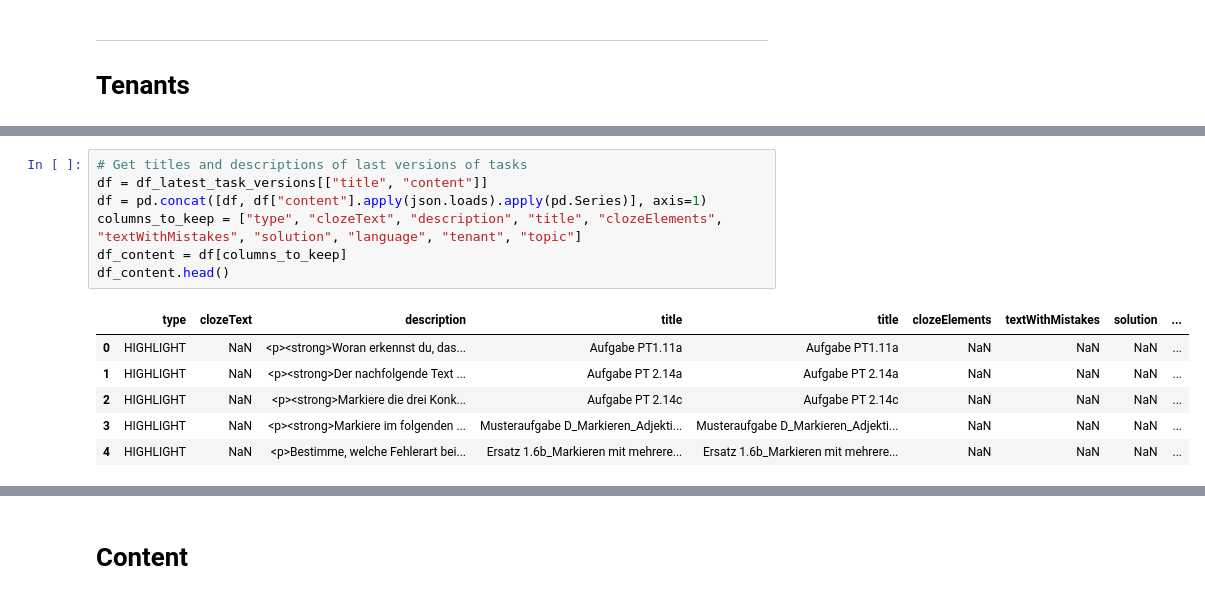
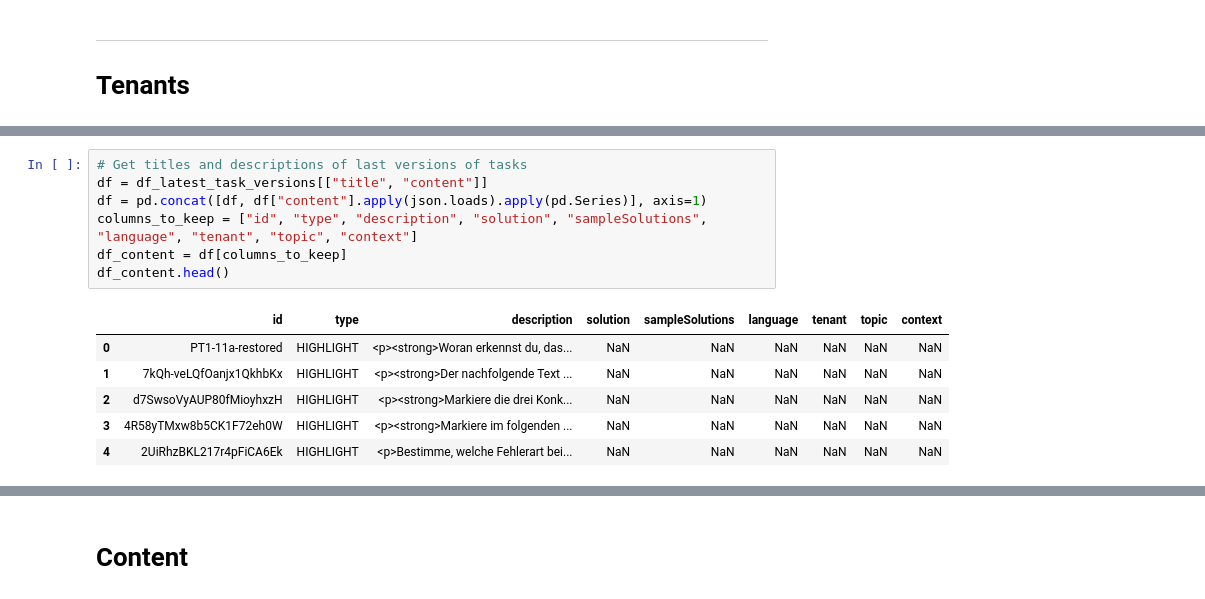
Before and after one commit to ghalifaten/master_thesis, a Jupyter notebook: 0_EDA.ipynb, the cells around one changed output, grey strips where cells are left out. Cells and saved outputs as stored; diff of their text form.

```diff
--- a/0_EDA.ipynb
+++ b/0_EDA.ipynb
@@ -201,14 +188,14 @@ df_latest_task_versions.head()
 # %%
 # Get titles and descriptions of last versions of tasks
 df = df_latest_task_versions[["title", "content"]]
 df = pd.concat([df, df["content"].apply(json.loads).apply(pd.Series)], axis=1)
-columns_to_keep = ["type", "clozeText", "description", "title", "clozeElements", "textWithMistakes", "solution", "language", "tenant", "topic"]
+columns_to_keep = ["id", "type", "description", "solution", "sampleSolutions", "language", "tenant", "topic", "context"]
 df_content = df[columns_to_keep]
 df_content.head()
 # %% [output]
-|  | type | clozeText | description | title | title | clozeElements | textWithMistakes | solution | ... |
-| 0 | HIGHLIGHT | NaN | <p><strong>Woran erkennst du, das... | Aufgabe PT1.11a | Aufgabe PT1.11a | NaN | NaN | NaN | ... |
-| 1 | HIGHLIGHT | NaN | <p><strong>Der nachfolgende Text ... | Aufgabe PT 2.14a | Aufgabe PT 2.14a | NaN | NaN | NaN | ... |
-| 2 | HIGHLIGHT | NaN | <p><strong>Markiere die drei Konk... | Aufgabe PT 2.14c | Aufgabe PT 2.14c | NaN | NaN | NaN | ... |
-| 3 | HIGHLIGHT | NaN | <p><strong>Markiere im folgenden ... | Musteraufgabe D_Markieren_Adjekti... | Musteraufgabe D_Markieren_Adjekti... | NaN | NaN | NaN | ... |
-| 4 | HIGHLIGHT | NaN | <p>Bestimme, welche Fehlerart bei... | Ersatz 1.6b_Markieren mit mehrere... | Ersatz 1.6b_Markieren mit mehrere... | NaN | NaN | NaN | ... |
+|  | id | type | description | solution | sampleSolutions | language | tenant | topic | context |
+| 0 | PT1-11a-restored | HIGHLIGHT | <p><strong>Woran erkennst du, das... | NaN | NaN | NaN | NaN | NaN | NaN |
+| 1 | 7kQh-veLQfOanjx1QkhbKx | HIGHLIGHT | <p><strong>Der nachfolgende Text ... | NaN | NaN | NaN | NaN | NaN | NaN |
+| 2 | d7SwsoVyAUP80fMioyhxzH | HIGHLIGHT | <p><strong>Markiere die drei Konk... | NaN | NaN | NaN | NaN | NaN | NaN |
+| 3 | 4R58yTMxw8b5CK1F72eh0W | HIGHLIGHT | <p><strong>Markiere im folgenden ... | NaN | NaN | NaN | NaN | NaN | NaN |
+| 4 | 2UiRhzBKL217r4pFiCA6Ek | HIGHLIGHT | <p>Bestimme, welche Fehlerart bei... | NaN | NaN | NaN | NaN | NaN | NaN |
```
Also changed, not shown: parts of 69 cells of this notebook, 27 other files.
